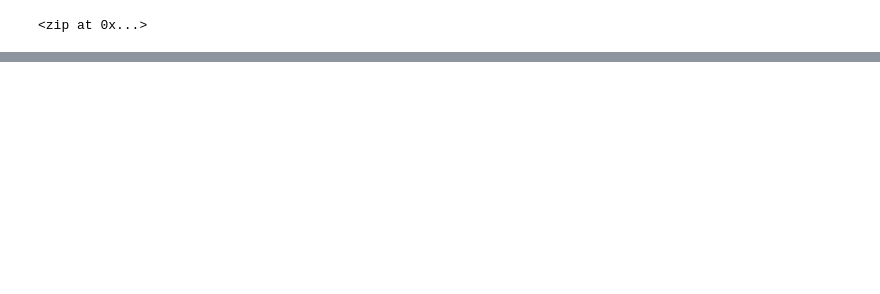
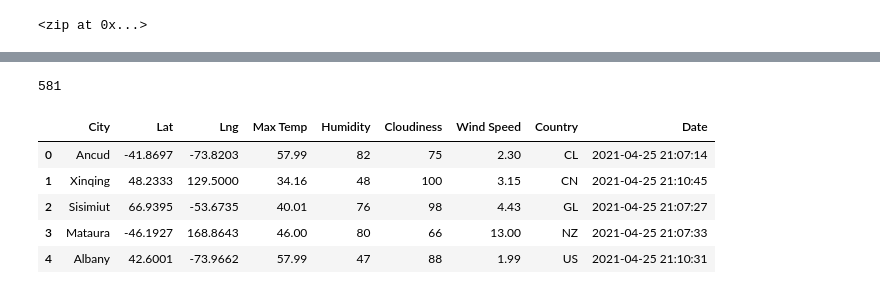
Before and after one commit to aricciardelli2/UCB-Projects, a Jupyter notebook: world_weather_analysis/WeatherPy.ipynb, the cells around one changed output, grey strips where cells are left out. Cells and saved outputs as stored; diff of their text form; code cells hidden in the pictures; blank space fills up the shorter version.

```diff
--- a/world_weather_analysis/WeatherPy.ipynb
+++ b/world_weather_analysis/WeatherPy.ipynb
@@ -49,0 +147,14 @@ len(cities)
+# %%
+len(city_data)
+# %% [output]
+581
+# %%
+city_data_df = pd.DataFrame(city_data)
+city_data_df.head()
+# %% [output]
+|  | City | Lat | Lng | Max Temp | Humidity | Cloudiness | Wind Speed | Country | Date |
+| 0 | Ancud | -41.8697 | -73.8203 | 57.99 | 82 | 75 | 2.30 | CL | 2021-04-25 21:07:14 |
+| 1 | Xinqing | 48.2333 | 129.5000 | 34.16 | 48 | 100 | 3.15 | CN | 2021-04-25 21:10:45 |
+| 2 | Sisimiut | 66.9395 | -53.6735 | 40.01 | 76 | 98 | 4.43 | GL | 2021-04-25 21:07:27 |
+| 3 | Mataura | -46.1927 | 168.8643 | 46.00 | 80 | 66 | 13.00 | NZ | 2021-04-25 21:07:33 |
+| 4 | Albany | 42.6001 | -73.9662 | 57.99 | 47 | 88 | 1.99 | US | 2021-04-25 21:10:31 |
```
Also changed, not shown: parts of 11 cells of this notebook, 4 other files.
